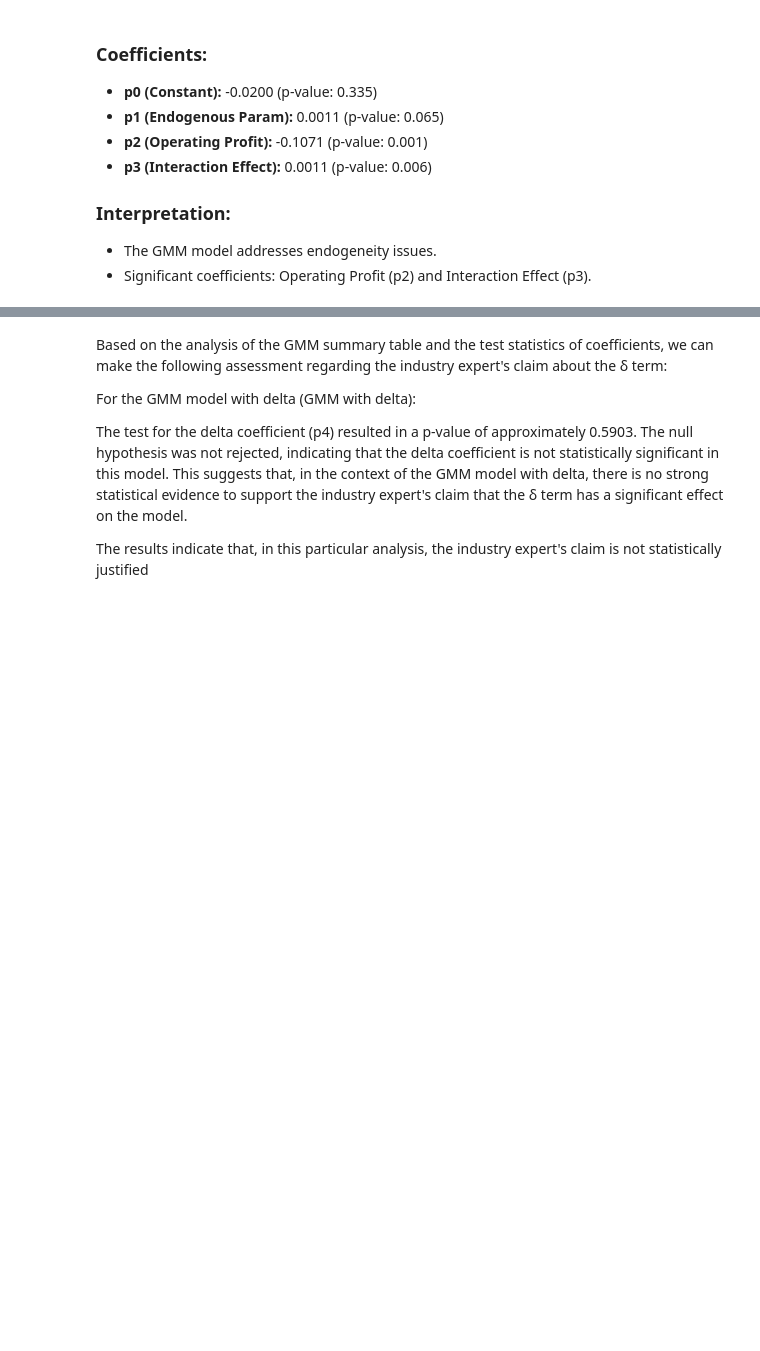
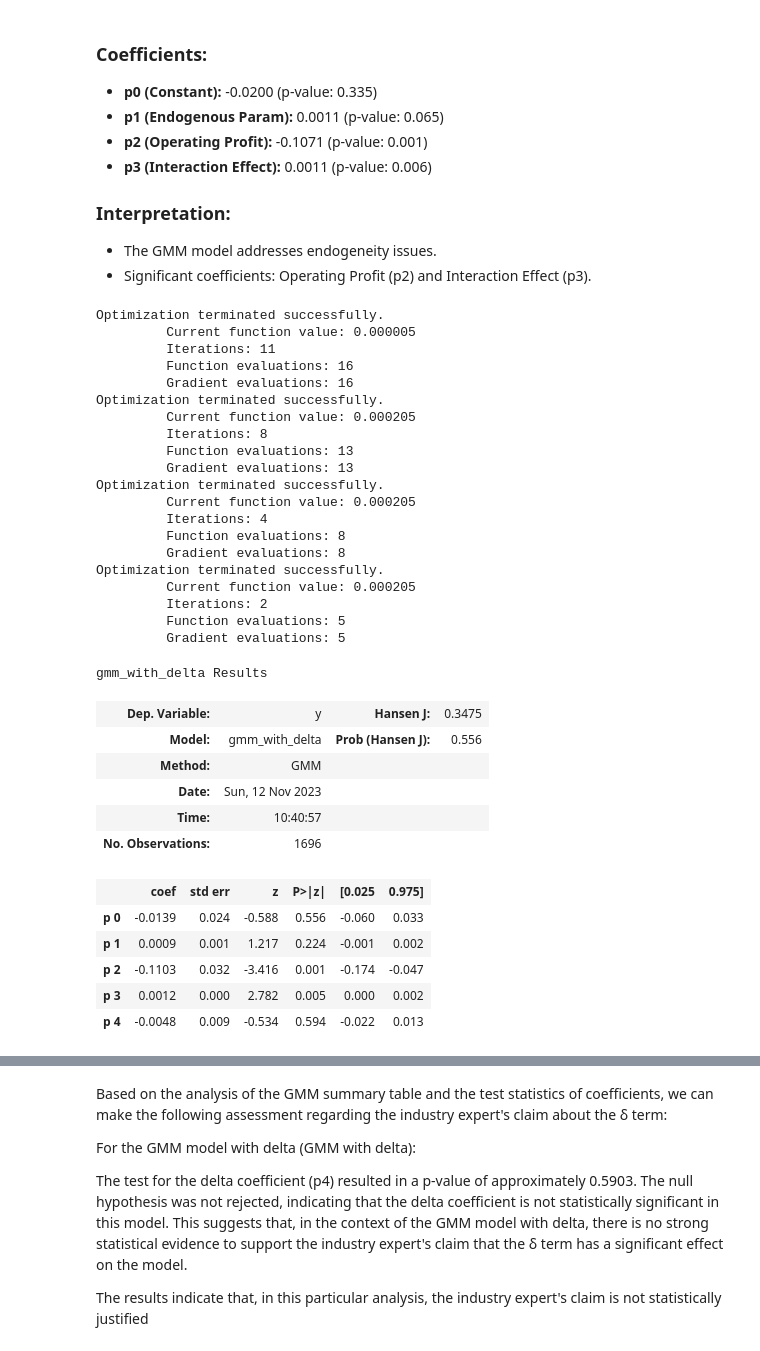
Before and after one commit to mallikshubhangi/MBAN_Projects, a Jupyter notebook: Predictive Modelling/Midterm.ipynb, the cells around one changed output, grey strips where cells are left out. Saved outputs shown, nothing was run; the diff lists cells and outputs as text; code cells hidden in the pictures; blank space fills up the shorter version.

```diff
--- a/Predictive Modelling/Midterm.ipynb
+++ b/Predictive Modelling/Midterm.ipynb
@@ -153,21 +153,61 @@ gmm Results
 - Significant coefficients: Operating Profit (p2) and Interaction Effect (p3).
 # %%
 class gmm_with_delta(GMM):
-    def __init__(self, endog, exog, instrument, k_moms=1, k_params=1):
-        super().__init__(endog, exog, instrument, k_moms, k_params)
-
     def momcond(self, params):
         p0, p1, p2, p3, delta = params
         endog = self.endog
         exog = self.exog
         inst = self.instrument
 
         error0 = endog - p0 - p1 * exog[:,0] - p2 * exog[:,1] - p3 * exog[:,2]
-        error1 = ((endog - p0 - p1 * exog[:,0] - p2 * exog[:,1] - p3 * exog[:,2])) * exog[:,1]
-        error3 = ((endog - p0 - p1 * exog[:,0] - p2 * exog[:,1] - p3 * exog[:,2])) * inst[:,0]
-        error2 = ((endog - p0 - p1 * exog[:,0] - p2 * exog[:,1] - p3 * exog[:,2])) * exog[:,2]
-        error4 = ((endog - p0 - p1 * exog[:,0] - p2 * exog[:,1] - p3 * exog[:,2])- delta) * inst[:,1]
-        error5 = ((endog - p0 - p1 * exog[:,0] - p2 * exog[:,1] - p3 * exog[:,2])- delta) * inst[:,2]
+        error1 = (endog - p0 - p1 * exog[:,0] - p2 * exog[:,1] - p3 * exog[:,2]) * exog[:,1]
+        error2 = (endog - p0 - p1 * exog[:,0] - p2 * exog[:,1] - p3 * exog[:,2]) * exog[:,2]
+        error3 = (endog - p0 - p1 * exog[:,0] - p2 * exog[:,1] - p3 * exog[:,2] - delta) * inst[:,0]
+        error4 = (endog - p0 - p1 * exog[:,0] - p2 * exog[:,1] - p3 * exog[:,2] - delta) * inst[:,1]
+        error5 = (endog - p0 - p1 * exog[:,0] - p2 * exog[:,1] - p3 * exog[:,2] - delta) * inst[:,2]
 
         g = np.column_stack((error0, error1, error2, error3, error4, error5))
         return g
+
+y_vals = np.array(input_table["Stock Change"])
+x_vals = np.array(input_table[["Inventory Turnover", "Operating Profit", "Interaction Effect"]])
+iv_vals = np.array(input_table[["Current Ratio", "Quick Ratio", "Debt Asset Ratio"]])
+
+
+beta0_with_delta = np.array([0.1, 0.1, 0.1, 0.1, 0.1])
+results = gmm_with_delta(endog=y_vals, exog=x_vals, instrument=iv_vals, k_moms=6, k_params=5).fit(beta0_with_delta)
+results.summary()
+# %% [output]
+Optimization terminated successfully.
+         Current function value: 0.000005
+         Iterations: 11
+         Function evaluations: 16
+         Gradient evaluations: 16
+Optimization terminated successfully.
+         Current function value: 0.000205
+         Iterations: 8
+         Function evaluations: 13
+         Gradient evaluations: 13
+Optimization terminated successfully.
+         Current function value: 0.000205
+         Iterations: 4
+         Function evaluations: 8
+         Gradient evaluations: 8
+Optimization terminated successfully.
+         Current function value: 0.000205
+         Iterations: 2
+         Function evaluations: 5
+         Gradient evaluations: 5
+gmm_with_delta Results
+| Dep. Variable: | y | Hansen J: | 0.3475 |
+| Model: | gmm_with_delta | Prob (Hansen J): | 0.556 |
+| Method: | GMM |  |  |
+| Date: | Sun, 12 Nov 2023 |  |  |
+| Time: | 10:40:57 |  |  |
+| No. Observations: | 1696 |  |  |
+|  | coef | std err | z | P>|z| | [0.025 | 0.975] |
+| p 0 | -0.0139 | 0.024 | -0.588 | 0.556 | -0.060 | 0.033 |
+| p 1 | 0.0009 | 0.001 | 1.217 | 0.224 | -0.001 | 0.002 |
+| p 2 | -0.1103 | 0.032 | -3.416 | 0.001 | -0.174 | -0.047 |
+| p 3 | 0.0012 | 0.000 | 2.782 | 0.005 | 0.000 | 0.002 |
+| p 4 | -0.0048 | 0.009 | -0.534 | 0.594 | -0.022 | 0.013 |
```
Also changed, not shown: parts of 5 cells of this notebook.
